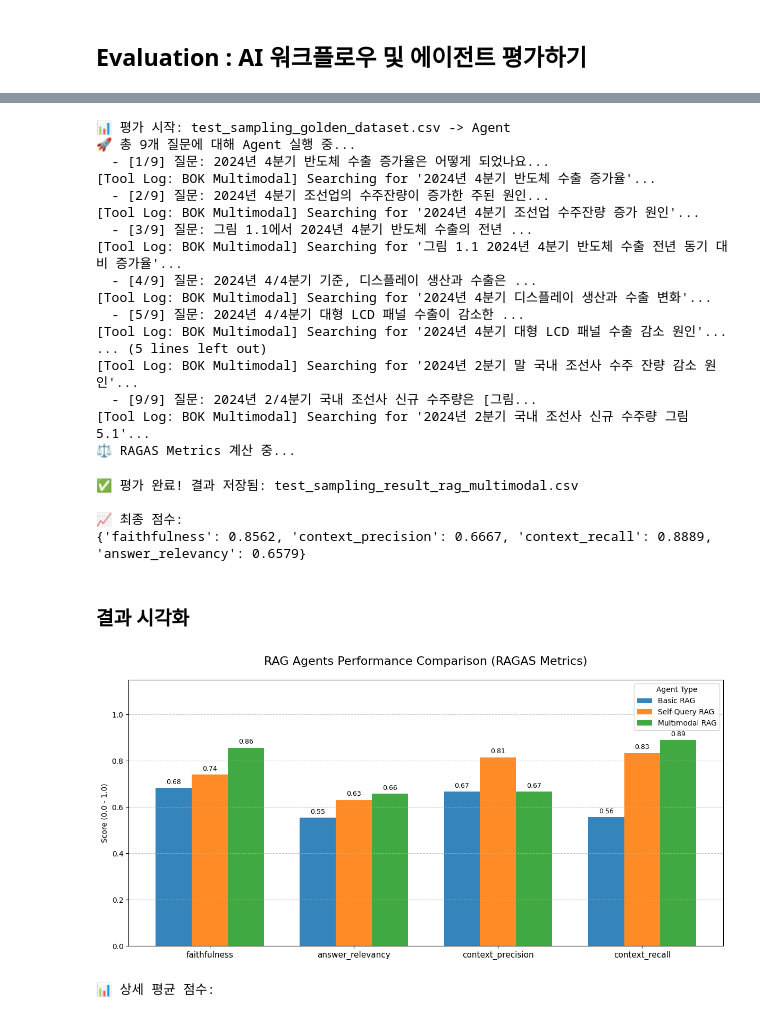
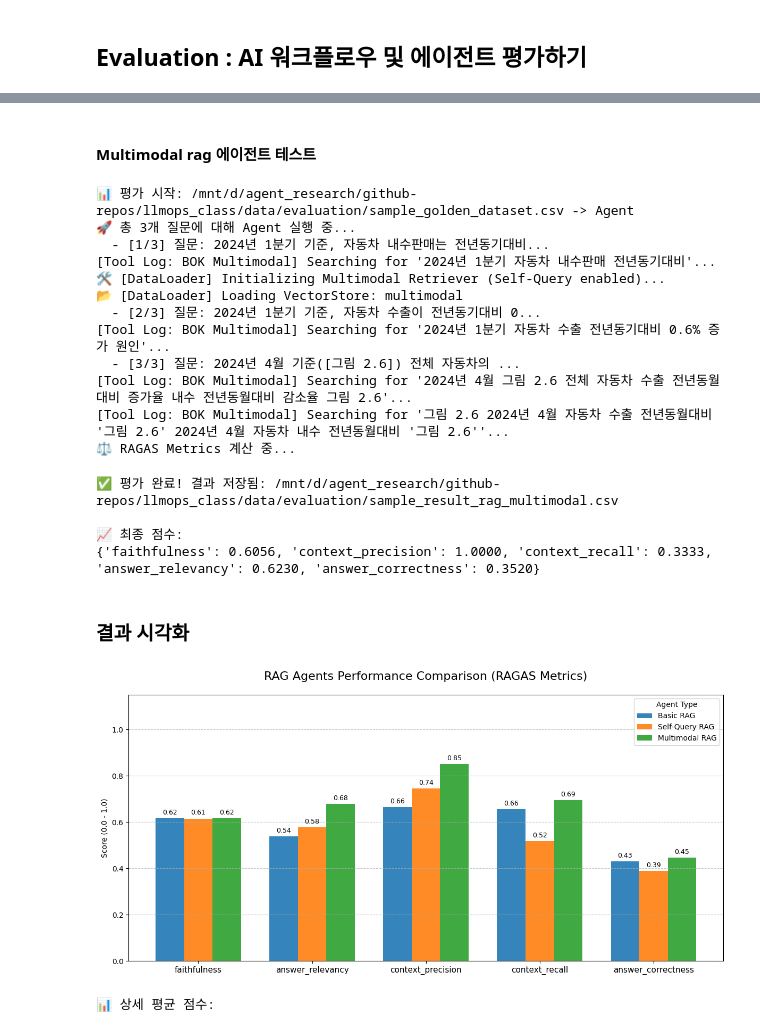
Before and after one commit to hukim1112/llmops_class, a Jupyter notebook: notebooks/02_observability_and_evaluation.ipynb, the cells around one changed output, grey strips where cells are left out. Saved outputs shown, nothing was run; the diff lists cells and outputs as text; code cells hidden in the pictures.

```diff
--- a/notebooks/02_observability_and_evaluation.ipynb
+++ b/notebooks/02_observability_and_evaluation.ipynb
@@ -420,0 +456,9 @@ print(df.head())
+# %%
+import pandas as pd
+
+# 수정된 코드
+file_path = "data/evaluation/sample_golden_dataset.csv"
+df = pd.read_csv(file_path)
+
+# 데이터 확인
+df
@@ -499,3 +546,5 @@ print(results)
+# %% [markdown]
+#### Multimodal rag 에이전트 테스트
 # %%
 # 1. 사용할 에이전트 가져오기 (Multimodal Agent 권장)
 from app.agents.rag_multimodal import agent_executor as target_agent
@@ -504,37 +553,32 @@ from app.utils.evaluator import run_ragas_evaluation
 # 3. 평가 실행 (비동기)
 # 아까 생성한 'golden_dataset.csv'를 사용합니다.
 
-with tracing_v2_enabled(project_name="test_sampling_result_rag_multimodal"):
+with tracing_v2_enabled(project_name="test_multimodal_rag"):
     results = await run_ragas_evaluation(
         agent_executor=target_agent,
-        dataset_path=f"{project_root}/data/evaluation/golden_dataset.csv",
-        output_file=f"{project_root}/data/evaluation/test_sampling_result_rag_multimodal.csv"
+        dataset_path=f"{project_root}/data/evaluation/sample_golden_dataset.csv",
+        output_file=f"{project_root}/data/evaluation/sample_result_rag_multimodal.csv"
 )
 # 4. 결과 출력
 print("\n📈 최종 점수:")
 print(results)
 # %% [output]
-📊 평가 시작: test_sampling_golden_dataset.csv -> Agent
-🚀 총 9개 질문에 대해 Agent 실행 중...
-  - [1/9] 질문: 2024년 4분기 반도체 수출 증가율은 어떻게 되었나요...
-[Tool Log: BOK Multimodal] Searching for '2024년 4분기 반도체 수출 증가율'...
-  - [2/9] 질문: 2024년 4분기 조선업의 수주잔량이 증가한 주된 원인...
-[Tool Log: BOK Multimodal] Searching for '2024년 4분기 조선업 수주잔량 증가 원인'...
-  - [3/9] 질문: 그림 1.1에서 2024년 4분기 반도체 수출의 전년 ...
-[Tool Log: BOK Multimodal] Searching for '그림 1.1 2024년 4분기 반도체 수출 전년 동기 대비 증가율'...
-  - [4/9] 질문: 2024년 4/4분기 기준, 디스플레이 생산과 수출은 ...
-[Tool Log: BOK Multimodal] Searching for '2024년 4분기 디스플레이 생산과 수출 변화'...
-  - [5/9] 질문: 2024년 4/4분기 대형 LCD 패널 수출이 감소한 ...
-[Tool Log: BOK Multimodal] Searching for '2024년 4분기 대형 LCD 패널 수출 감소 원인'...
-... (5 lines left out)
-[Tool Log: BOK Multimodal] Searching for '2024년 2분기 말 국내 조선사 수주 잔량 감소 원인'...
-  - [9/9] 질문: 2024년 2/4분기 국내 조선사 신규 수주량은 [그림...
-[Tool Log: BOK Multimodal] Searching for '2024년 2분기 국내 조선사 신규 수주량 그림 5.1'...
+📊 평가 시작: /mnt/d/agent_research/github-repos/llmops_class/data/evaluation/sample_golden_dataset.csv -> Agent
+🚀 총 3개 질문에 대해 Agent 실행 중...
+  - [1/3] 질문: 2024년 1분기 기준, 자동차 내수판매는 전년동기대비...
+[Tool Log: BOK Multimodal] Searching for '2024년 1분기 자동차 내수판매 전년동기대비'...
+🛠 [DataLoader] Initializing Multimodal Retriever (Self-Query enabled)...
+📂 [DataLoader] Loading VectorStore: multimodal
+  - [2/3] 질문: 2024년 1분기 기준, 자동차 수출이 전년동기대비 0...
+[Tool Log: BOK Multimodal] Searching for '2024년 1분기 자동차 수출 전년동기대비 0.6% 증가 원인'...
+  - [3/3] 질문: 2024년 4월 기준([그림 2.6]) 전체 자동차의 ...
+[Tool Log: BOK Multimodal] Searching for '2024년 4월 그림 2.6 전체 자동차 수출 전년동월대비 증가율 내수 전년동월대비 감소율 그림 2.6'...
+[Tool Log: BOK Multimodal] Searching for '그림 2.6 2024년 4월 자동차 수출 전년동월대비 '그림 2.6' 2024년 4월 자동차 내수 전년동월대비 '그림 2.6''...
 ⚖️ RAGAS Metrics 계산 중...
-✅ 평가 완료! 결과 저장됨: test_sampling_result_rag_multimodal.csv
+✅ 평가 완료! 결과 저장됨: /mnt/d/agent_research/github-repos/llmops_class/data/evaluation/sample_result_rag_multimodal.csv
 
 📈 최종 점수:
-{'faithfulness': 0.8562, 'context_precision': 0.6667, 'context_recall': 0.8889, 'answer_relevancy': 0.6579}
+{'faithfulness': 0.6056, 'context_precision': 1.0000, 'context_recall': 0.3333, 'answer_relevancy': 0.6230, 'answer_correctness': 0.3520}
 # %% [markdown]
 ### 결과 시각화
 # %%
@@ -545,13 +589,13 @@ import os
 
 # 1. 파일 경로 및 에이전트 이름 설정
 results_map = {
-    "Basic RAG": f"{project_root}/data/evaluation/test_sampling_result_rag_basic.csv",
-    "Self-Query RAG": f"{project_root}/data/evaluation/test_sampling_result_rag_self_query.csv",
-    "Multimodal RAG": f"{project_root}/data/evaluation/test_sampling_result_rag_multimodal.csv"
+    "Basic RAG": f"{project_root}/data/evaluation/result_basic_rag.csv",
+    "Self-Query RAG": f"{project_root}/data/evaluation/result_self_query_rag.csv",
+    "Multimodal RAG": f"{project_root}/data/evaluation/result_multimodal_rag.csv"
 }
 
 # 2. 데이터 로드 및 평균 계산
-metrics = ["faithfulness", "answer_relevancy", "context_precision", "context_recall"]
+metrics = ["faithfulness", "answer_relevancy", "context_precision", "context_recall", "answer_correctness"]
 summary_data = []
 
 for agent_name, file_path in results_map.items():
@@ -573,32 +617,32 @@ else:
     width = 0.25  # 막대 너비
 
     fig, ax = plt.subplots(figsize=(12, 6))
 
     # 각 에이전트별 막대 그리기
     for i, agent in enumerate(agents):
         agent_scores = df_summary[df_summary["Agent"] == agent][metrics].values.flatten()
         # 막대 위치 조정 (중심 기준 좌우로 배치)
         offset = (i - 1) * width
         rects = ax.bar(x + offset, agent_scores, width, label=agent, alpha=0.9)
 
         # 막대 위에 점수 표시
         ax.bar_label(rects, fmt='%.2f', padding=3, fontsize=9)
 
     # 레이아웃 설정
     ax.set_ylabel('Score (0.0 - 1.0)')
     ax.set_title('RAG Agents Performance Comparison (RAGAS Metrics)', fontsize=16, pad=20)
     ax.set_xticks(x)
     ax.set_xticklabels(metrics, fontsize=11)
     ax.set_ylim(0, 1.15)
     ax.legend(title="Agent Type", loc='upper right')
     ax.grid(axis='y', linestyle='--', alpha=0.7)
 
     plt.tight_layout()
     plt.show()
 
     # 표 출력
     print("\n📊 상세 평균 점수:")
     display(df_summary.set_index("Agent"))
 # %% [output]
-[figure, old version]
+[figure, new version]
 📊 상세 평균 점수:
```
Also changed, not shown: parts of 19 cells of this notebook, 26 other files.
